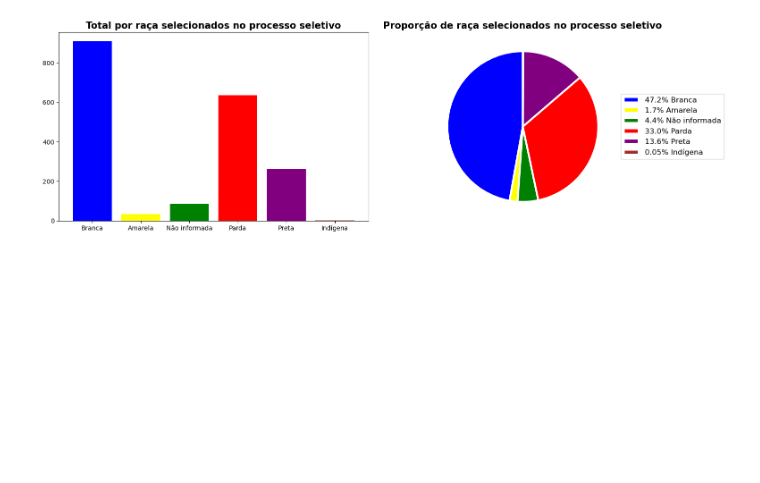
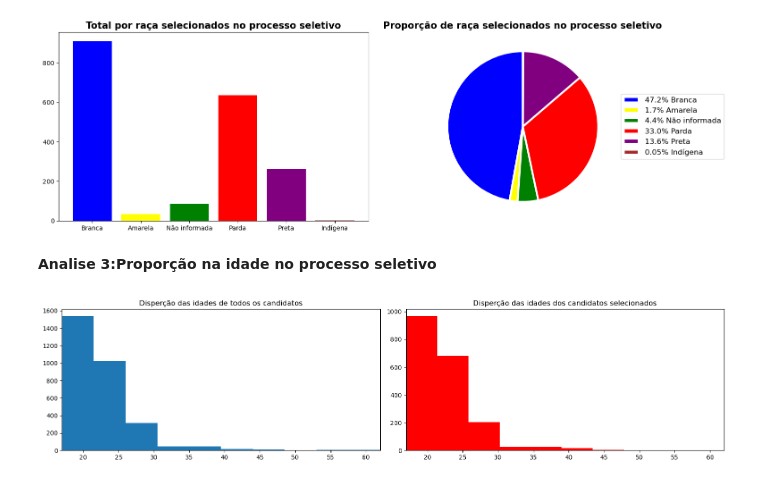
Before and after one commit to CesarMancioSilva/analise_processo_seletivo, a Jupyter notebook: Analise.ipynb, the cells around one changed output. Cells and saved outputs as stored; diff of their text form; code cells hidden in the pictures; blank space fills up the shorter version.

Commit message:
Adição de histogramas e titulo da próxima analise

```diff
--- a/Analise.ipynb
+++ b/Analise.ipynb
@@ -182,3 +189,20 @@ plt.show()
 # %% [output]
 [figure]
 [figure]
+# %% [markdown]
+**Analise 3:Proporção na idade no processo seletivo**
+# %%
+fig, ax = plt.subplots(1, 2, figsize=(16, 4))
+ax[0].hist(data['Idade'])
+ax[0].set_xlim(min(data['Idade']),max(data['Idade']))
+ax[0].set_title("Disperção das idades de todos os candidatos")
+
+
+ax[1].hist(data.query('Selecionado == "Sim"')['Idade'],color='red')
+ax[1].set_xlim(min(data['Idade']),max(data['Idade']))
+ax[1].set_title("Disperção das idades dos candidatos selecionados")
+fig.subplots_adjust()
+plt.tight_layout()
+plt.show()
+# %% [output]
+[figure, added]
```
Also changed, not shown: parts of 1 cell of this notebook.
